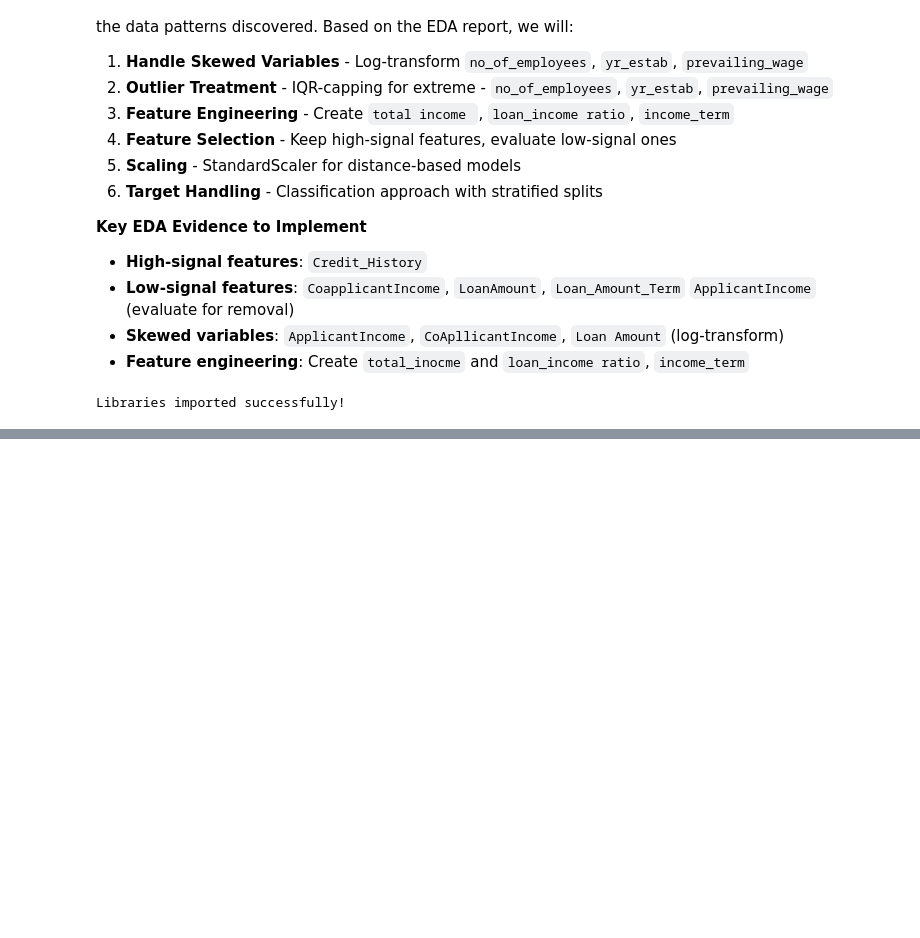
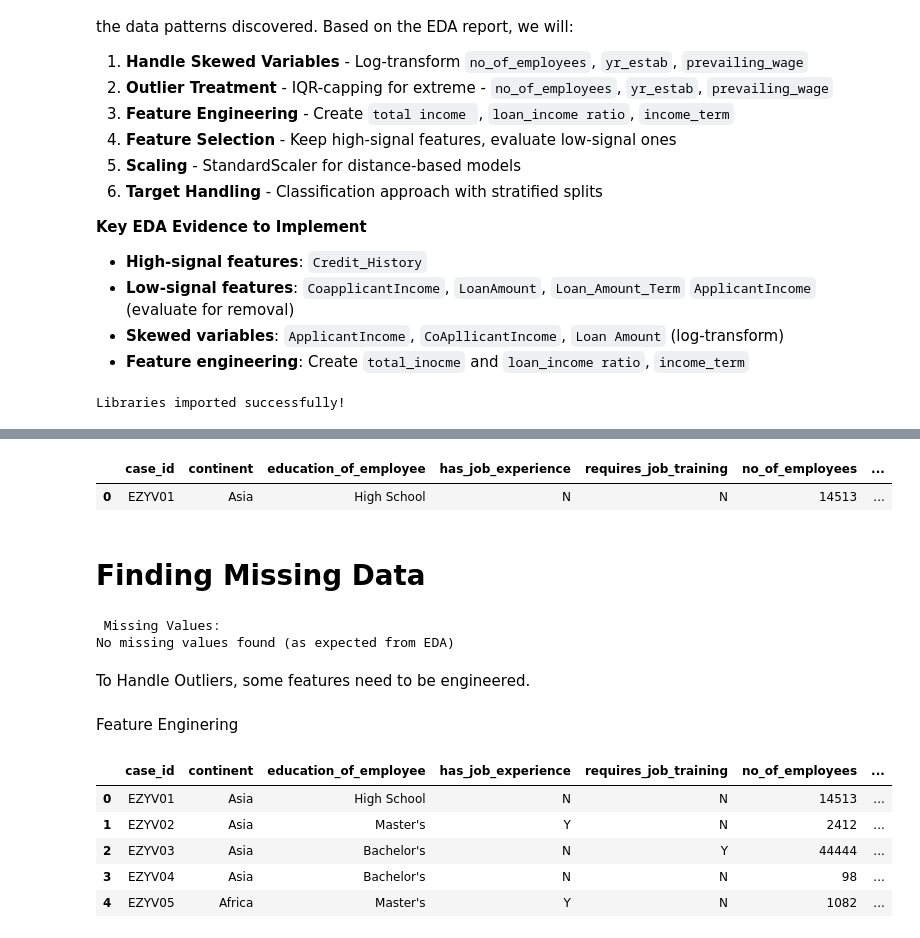
Before and after one commit to Osisami00/AI_Engr, a Jupyter notebook: My_Task/weel_13/easy_visa_preprocessing.ipynb, the cells around one changed output, grey strips where cells are left out. Drawn from its saved outputs; the diff is of its cells as text; code cells hidden in the pictures; blank space fills up the shorter version.

```diff
--- a/My_Task/weel_13/easy_visa_preprocessing.ipynb
+++ b/My_Task/weel_13/easy_visa_preprocessing.ipynb
@@ -78,0 +81,31 @@ ValueError: list.remove(x): x not in list
+# %%
+data.head(1)
+# %% [output]
+|  | case_id | continent | education_of_employee | has_job_experience | requires_job_training | no_of_employees | ... |
+| 0 | EZYV01 | Asia | High School | N | N | 14513 | ... |
+# %% [markdown]
+# Finding Missing Data
+# %%
+# 1. Check for missing values (EDA showed no missing values)
+print(" Missing Values:")
+missing_values = data.isnull().sum()
+if missing_values.sum() > 0:
+    print(missing_values[missing_values > 0])
+else:
+    print("No missing values found (as expected from EDA)")
+# %% [output]
+ Missing Values:
+No missing values found (as expected from EDA)
+# %% [markdown]
+To Handle Outliers, some features need to be engineered.
+# %% [markdown]
+Feature Enginering
+# %%
+data.head(5)
+# %% [output]
+|  | case_id | continent | education_of_employee | has_job_experience | requires_job_training | no_of_employees | ... |
+| 0 | EZYV01 | Asia | High School | N | N | 14513 | ... |
+| 1 | EZYV02 | Asia | Master's | Y | N | 2412 | ... |
+| 2 | EZYV03 | Asia | Bachelor's | N | Y | 44444 | ... |
+| 3 | EZYV04 | Asia | Bachelor's | N | N | 98 | ... |
+| 4 | EZYV05 | Africa | Master's | Y | N | 1082 | ... |
```
Also changed, not shown: parts of 26 cells of this notebook.
